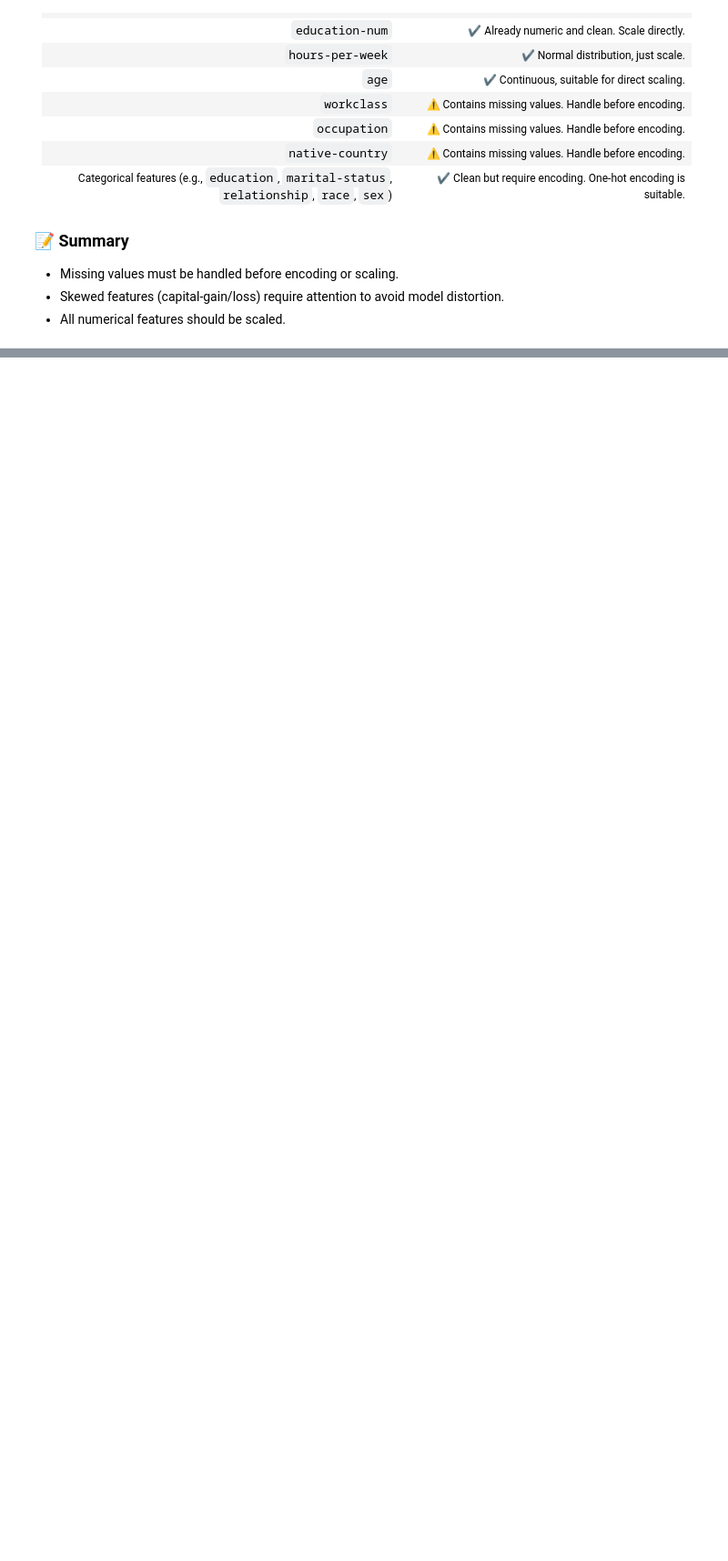
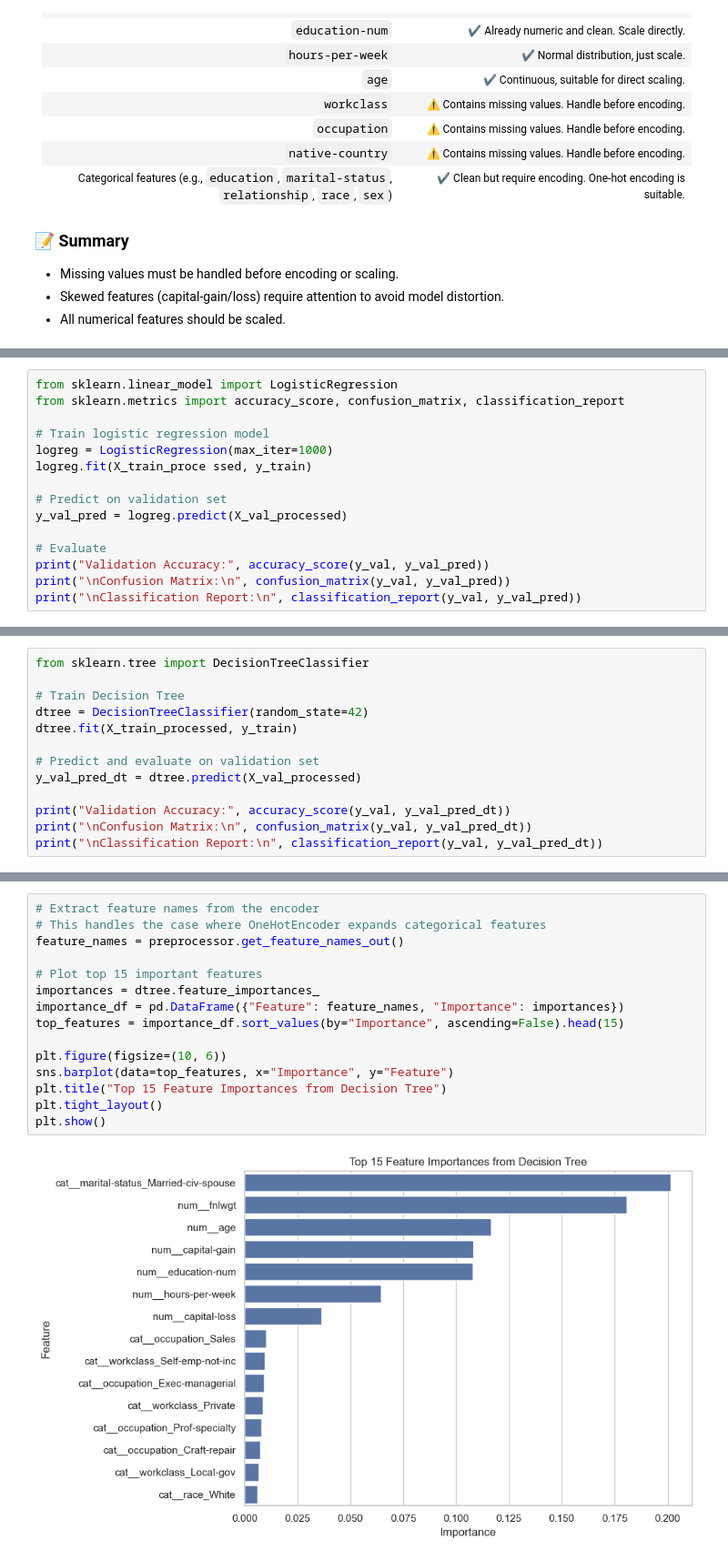
Before and after one commit to maalekj/Predicting-High-Income-Individuals-from-Demographic-Data, a Jupyter notebook: income-predict.ipynb, the cells around one changed output, grey strips where cells are left out. Shown: that part at 91% size. Cells and saved outputs as stored; diff of their text form; blank space fills up the shorter version.

Commit message:
Add data preprocessing and model selection and conclusion

```diff
--- a/income-predict.ipynb
+++ b/income-predict.ipynb
@@ -301,0 +409,15 @@ Before sending the data into machine learning models, the following features req
+# %%
+from sklearn.linear_model import LogisticRegression
+from sklearn.metrics import accuracy_score, confusion_matrix, classification_report
+
+# Train logistic regression model
+logreg = LogisticRegression(max_iter=1000)
+logreg.fit(X_train_proce ssed, y_train)
+
+# Predict on validation set
+y_val_pred = logreg.predict(X_val_processed)
+
+# Evaluate
+print("Validation Accuracy:", accuracy_score(y_val, y_val_pred))
+print("\nConfusion Matrix:\n", confusion_matrix(y_val, y_val_pred))
+print("\nClassification Report:\n", classification_report(y_val, y_val_pred))
@@ -301,0 +450,13 @@ Before sending the data into machine learning models, the following features req
+# %%
+from sklearn.tree import DecisionTreeClassifier
+
+# Train Decision Tree
+dtree = DecisionTreeClassifier(random_state=42)
+dtree.fit(X_train_processed, y_train)
+
+# Predict and evaluate on validation set
+y_val_pred_dt = dtree.predict(X_val_processed)
+
+print("Validation Accuracy:", accuracy_score(y_val, y_val_pred_dt))
+print("\nConfusion Matrix:\n", confusion_matrix(y_val, y_val_pred_dt))
+print("\nClassification Report:\n", classification_report(y_val, y_val_pred_dt))
@@ -301,0 +479,17 @@ Before sending the data into machine learning models, the following features req
+# %%
+# Extract feature names from the encoder
+# This handles the case where OneHotEncoder expands categorical features
+feature_names = preprocessor.get_feature_names_out()
+
+# Plot top 15 important features
+importances = dtree.feature_importances_
+importance_df = pd.DataFrame({"Feature": feature_names, "Importance": importances})
+top_features = importance_df.sort_values(by="Importance", ascending=False).head(15)
+
+plt.figure(figsize=(10, 6))
+sns.barplot(data=top_features, x="Importance", y="Feature")
+plt.title("Top 15 Feature Importances from Decision Tree")
+plt.tight_layout()
+plt.show()
+# %% [output]
+[figure, added]
```
Also changed, not shown: parts of 22 cells of this notebook.
